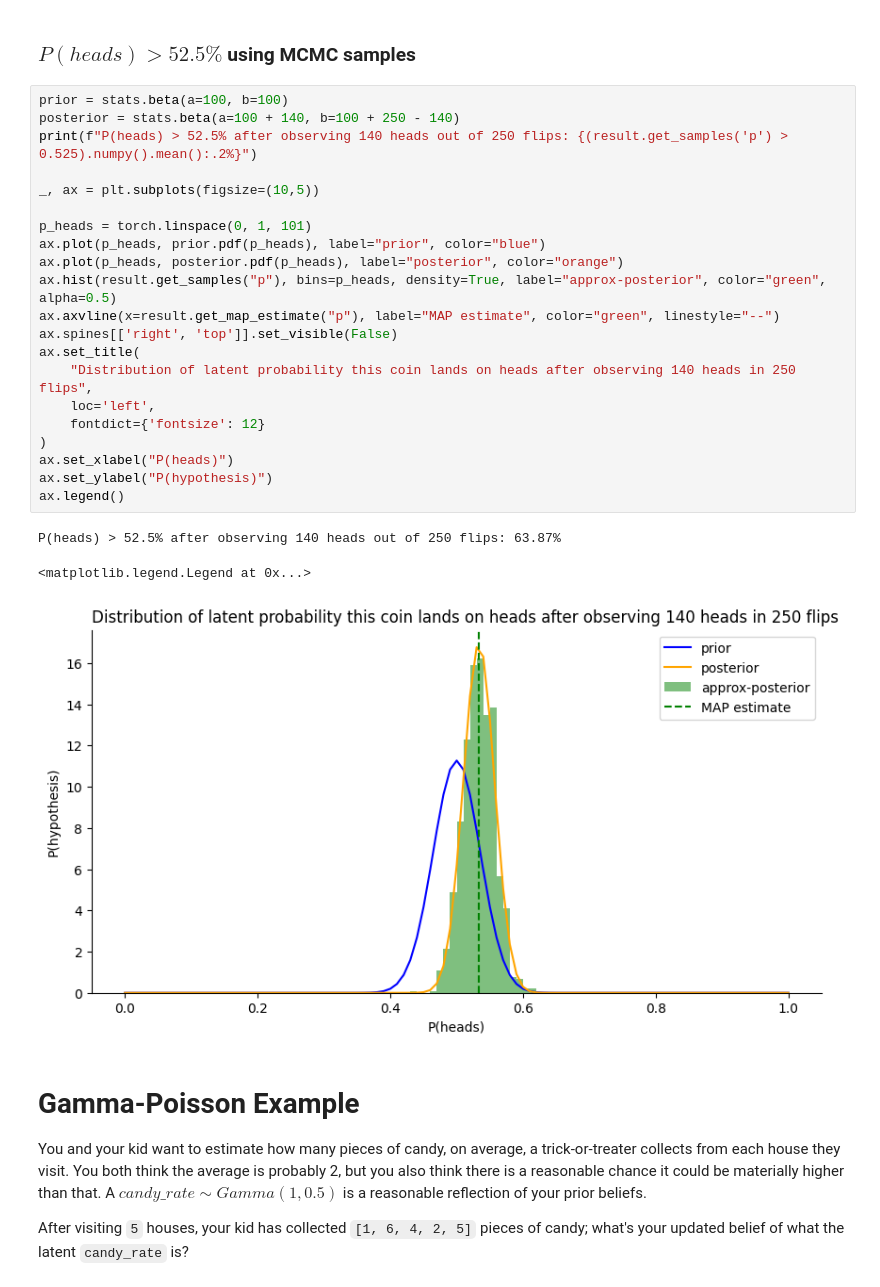
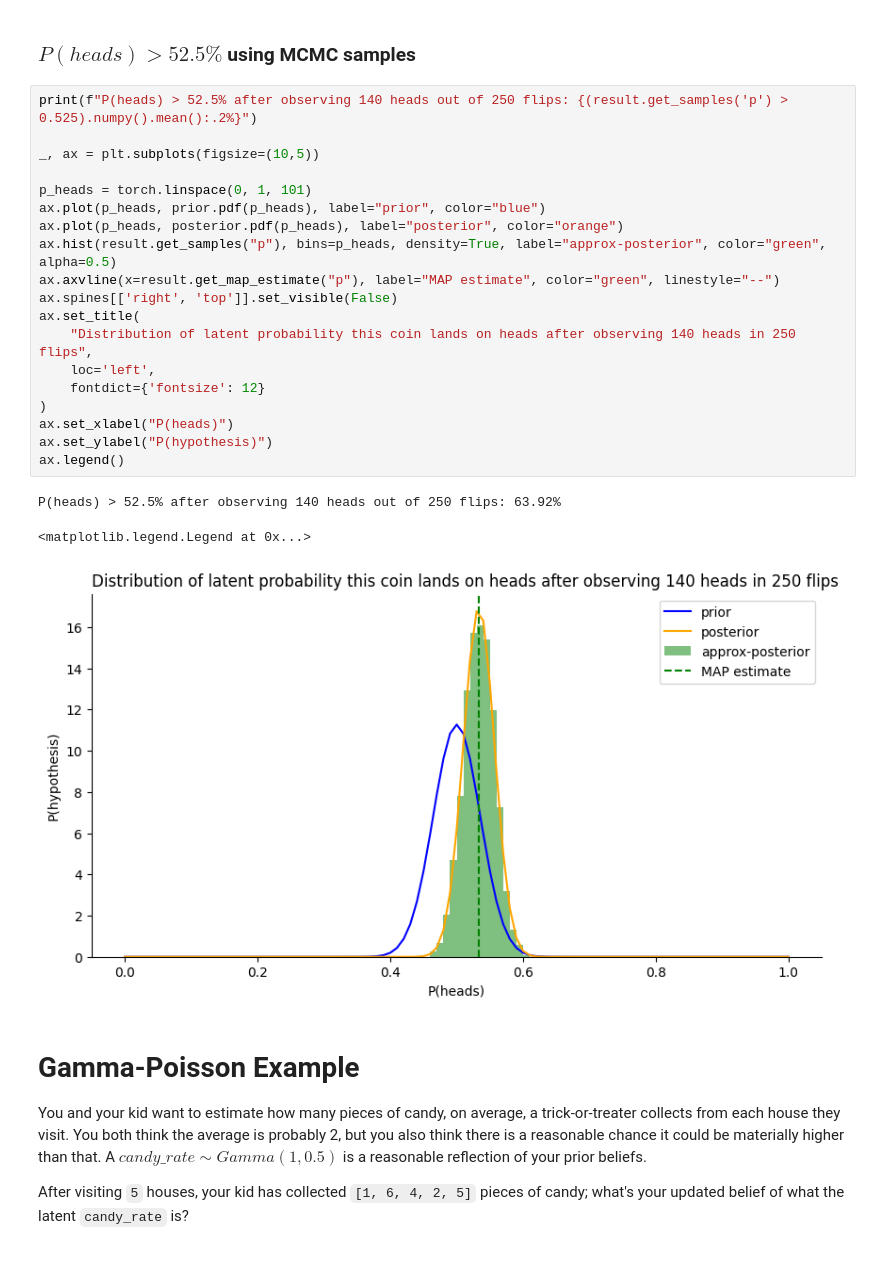
Before and after one commit to libertininick/bayesian-stats, a Jupyter notebook: notebooks/mcmc.ipynb, the cells around one changed output. Drawn from its saved outputs; the diff is of its cells as text.

```diff
--- a/notebooks/mcmc.ipynb
+++ b/notebooks/mcmc.ipynb
@@ -87,30 +152,28 @@ ax.set_ylim(1, result.num_iter)
 # %% [markdown]
 ### $P(heads) > 52.5\%$ using MCMC samples
 # %%
-prior = stats.beta(a=100, b=100)
-posterior = stats.beta(a=100 + 140, b=100 + 250 - 140)
 print(f"P(heads) > 52.5% after observing 140 heads out of 250 flips: {(result.get_samples('p') > 0.525).numpy().mean():.2%}")
 
 _, ax = plt.subplots(figsize=(10,5))
 
 p_heads = torch.linspace(0, 1, 101)
 ax.plot(p_heads, prior.pdf(p_heads), label="prior", color="blue")
 ax.plot(p_heads, posterior.pdf(p_heads), label="posterior", color="orange")
 ax.hist(result.get_samples("p"), bins=p_heads, density=True, label="approx-posterior", color="green", alpha=0.5)
 ax.axvline(x=result.get_map_estimate("p"), label="MAP estimate", color="green", linestyle="--")
 ax.spines[['right', 'top']].set_visible(False)
 ax.set_title(
     "Distribution of latent probability this coin lands on heads after observing 140 heads in 250 flips",
     loc='left',
     fontdict={'fontsize': 12}
 )
 ax.set_xlabel("P(heads)")
 ax.set_ylabel("P(hypothesis)")
 ax.legend()
 # %% [output]
-P(heads) > 52.5% after observing 140 heads out of 250 flips: 63.87%
+P(heads) > 52.5% after observing 140 heads out of 250 flips: 63.92%
 <matplotlib.legend.Legend at 0x...>
-[figure, old version]
+[figure, new version]
 # %% [markdown]
 # Gamma-Poisson Example
 
```
Also changed, not shown: parts of 16 cells of this notebook.
